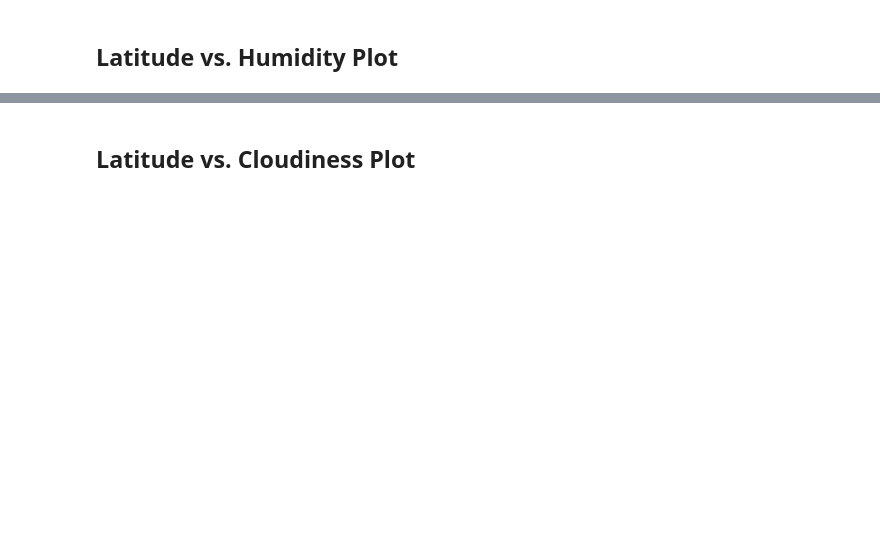
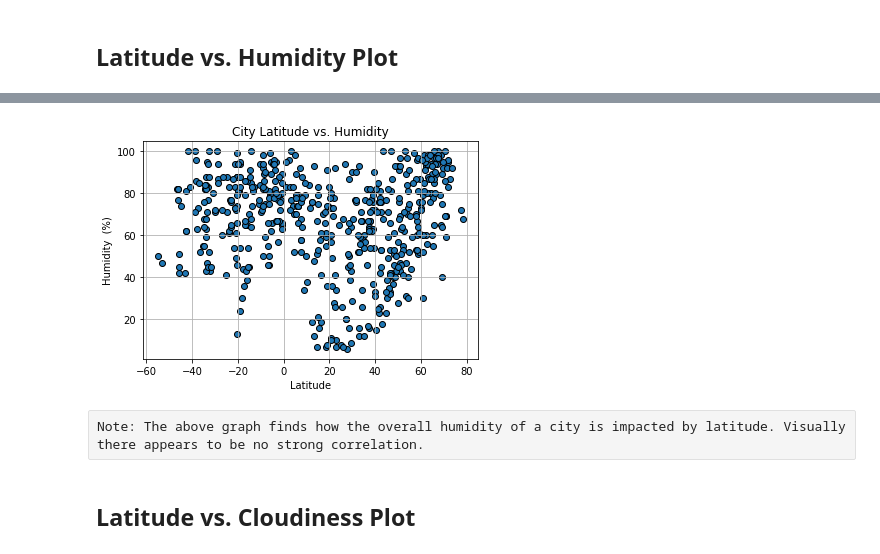
Before and after one commit to julia-claira/Weather-API-Pull, a Jupyter notebook: starter_code/WeatherPy.ipynb, the cells around one changed output, grey strips where cells are left out. Saved outputs shown, nothing was run; the diff lists cells and outputs as text; code cells hidden in the pictures; blank space fills up the shorter version.

Commit message:
added more scatter plots

```diff
--- a/starter_code/WeatherPy.ipynb
+++ b/starter_code/WeatherPy.ipynb
@@ -167,6 +167,13 @@ There are 0 city/cities with humidity over 100%
 # %% [markdown]
 ## Latitude vs. Temperature Plot
 # %%
+#reads the data from newly created csv to keep data consistent
+csv_path="../output_data/cities_weathers.csv"
+weather_csv_df=pd.read_csv(csv_path)
+
+#converts weather column to fahrenheit
+weather_csv_df["Max Temp"]=round((weather_csv_df["Max Temp"]-273.15)*(9/5)+32,1)
+
 #gets the values for the graph
 lat_city=weather_csv_df['Lat']
 temp_city=weather_csv_df['Max Temp']
@@ -192,2 +196,20 @@ Note: The above graph finds how the latitude of a city impacts the max tempture.
+# %%
+#gets the values for the graph
+lat_city=weather_csv_df['Lat']
+temp_city=weather_csv_df['Humidity']
+
+#labels the graph
+plt.title("City Latitude vs. Humidity")
+plt.xlabel("Latitude")
+plt.ylabel("Humidity  (%)")
+plt.scatter(lat_city,temp_city,edgecolors="black")
+
+#outputs the graph
+plt.grid()
+plt.show()
+# %% [output]
+[figure, added]
+# %% [raw]
+Note: The above graph finds how the overall humidity of a city is impacted by latitude. Visually there appears to be no strong correlation.
 # %% [markdown]
 ## Latitude vs. Cloudiness Plot
```
Also changed, not shown: parts of 8 cells of this notebook.
